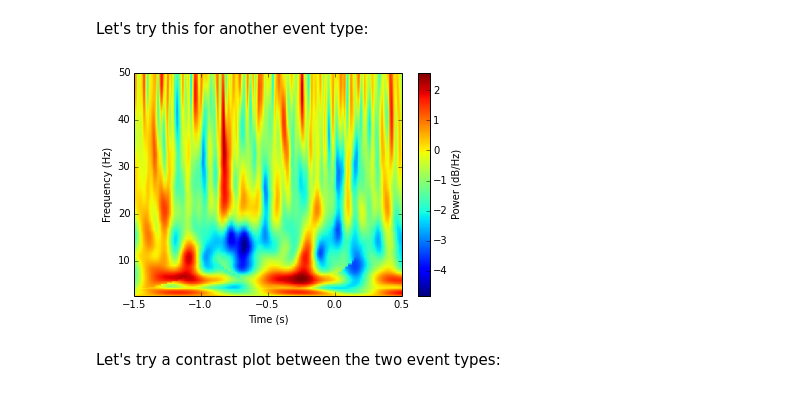
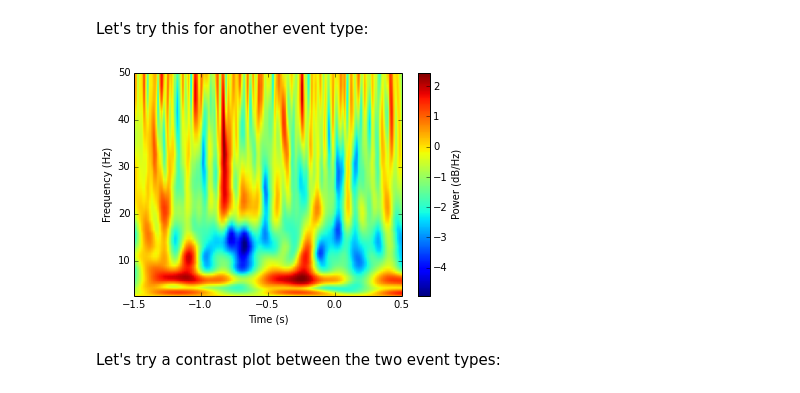
Before and after one commit to jmxpearson/physutils, a Jupyter notebook: examples/time_frequency_analysis.ipynb, the cells around one changed output. Cells and saved outputs as stored; diff of their text form; code cells hidden in the pictures.

```diff
--- a/examples/time_frequency_analysis.ipynb
+++ b/examples/time_frequency_analysis.ipynb
@@ -81,13 +81,13 @@ Let's try this for another event type:
 # %%
 baseline_interval = (-1.5, -1.35)
 freqs = np.exp(np.linspace(np.log(2.5), np.log(50)))
 nf = phys.norm_by_mean(baseline_interval)
-wav_normed, fig = lfp.avg_time_frequency('17', pops, Tpre, Tpost,
+wav_normed, fig = lfp.interpolate().avg_time_frequency('17', pops, Tpre, Tpost,
                                          method='wav',
                                          freqs = freqs,
                                          normfun=nf)
 # %% [output]
-[figure, old version]
+[figure, new version]
 # %% [markdown]
 Let's try a contrast plot between the two event types:
 # %%
```
Also changed, not shown: parts of 5 cells of this notebook, 1 other file.
